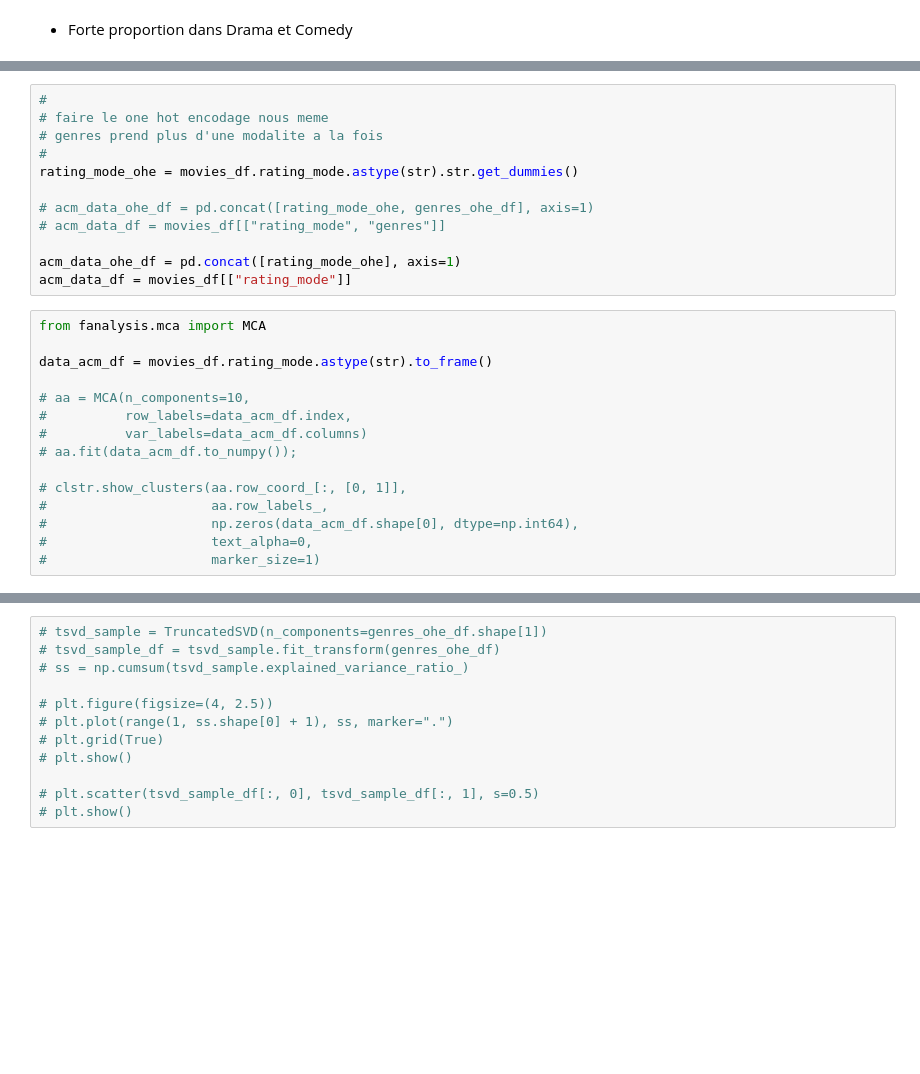
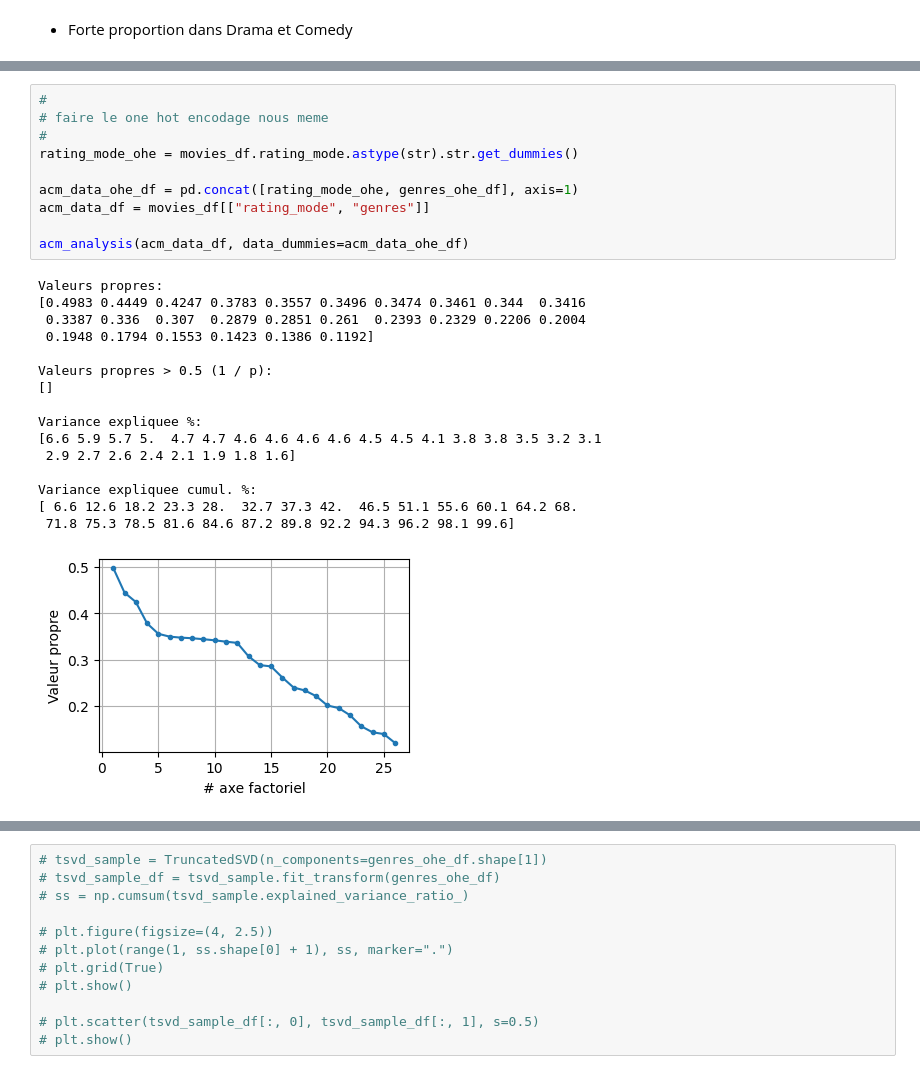
Before and after one commit to jfgagnon00/MovieLens, a Jupyter notebook: A58.ipynb, the cells around one changed output, grey strips where cells are left out. Drawn from its saved outputs; the diff is of its cells as text; blank space fills up the shorter version.

```diff
--- a/A58.ipynb
+++ b/A58.ipynb
@@ -379,27 +504,27 @@ def acm_analysis(data, data_dummies=None, figsize=(4, 2.5)):
 # %%
 #
 # faire le one hot encodage nous meme
-# genres prend plus d'une modalite a la fois
 #
 rating_mode_ohe = movies_df.rating_mode.astype(str).str.get_dummies()
 
-# acm_data_ohe_df = pd.concat([rating_mode_ohe, genres_ohe_df], axis=1)
-# acm_data_df = movies_df[["rating_mode", "genres"]]
+acm_data_ohe_df = pd.concat([rating_mode_ohe, genres_ohe_df], axis=1)
+acm_data_df = movies_df[["rating_mode", "genres"]]
 
-acm_data_ohe_df = pd.concat([rating_mode_ohe], axis=1)
-acm_data_df = movies_df[["rating_mode"]]
+acm_analysis(acm_data_df, data_dummies=acm_data_ohe_df)
+# %% [output]
+Valeurs propres:
+[0.4983 0.4449 0.4247 0.3783 0.3557 0.3496 0.3474 0.3461 0.344  0.3416
+ 0.3387 0.336  0.307  0.2879 0.2851 0.261  0.2393 0.2329 0.2206 0.2004
+ 0.1948 0.1794 0.1553 0.1423 0.1386 0.1192]
+
+Valeurs propres > 0.5 (1 / p):
+[]
+
+Variance expliquee %:
+[6.6 5.9 5.7 5.  4.7 4.7 4.6 4.6 4.6 4.6 4.5 4.5 4.1 3.8 3.8 3.5 3.2 3.1
+ 2.9 2.7 2.6 2.4 2.1 1.9 1.8 1.6]
+
+Variance expliquee cumul. %:
+[ 6.6 12.6 18.2 23.3 28.  32.7 37.3 42.  46.5 51.1 55.6 60.1 64.2 68.
+ 71.8 75.3 78.5 81.6 84.6 87.2 89.8 92.2 94.3 96.2 98.1 99.6]
+[figure, added]
-# %%
-from fanalysis.mca import MCA
-
-data_acm_df = movies_df.rating_mode.astype(str).to_frame()
-
-# aa = MCA(n_components=10,
-#          row_labels=data_acm_df.index,
-#          var_labels=data_acm_df.columns)
-# aa.fit(data_acm_df.to_numpy());
-
-# clstr.show_clusters(aa.row_coord_[:, [0, 1]],
-#                     aa.row_labels_,
-#                     np.zeros(data_acm_df.shape[0], dtype=np.int64),
-#                     text_alpha=0,
-#                     marker_size=1)
```
Also changed, not shown: parts of 24 cells of this notebook, 1 other file.
